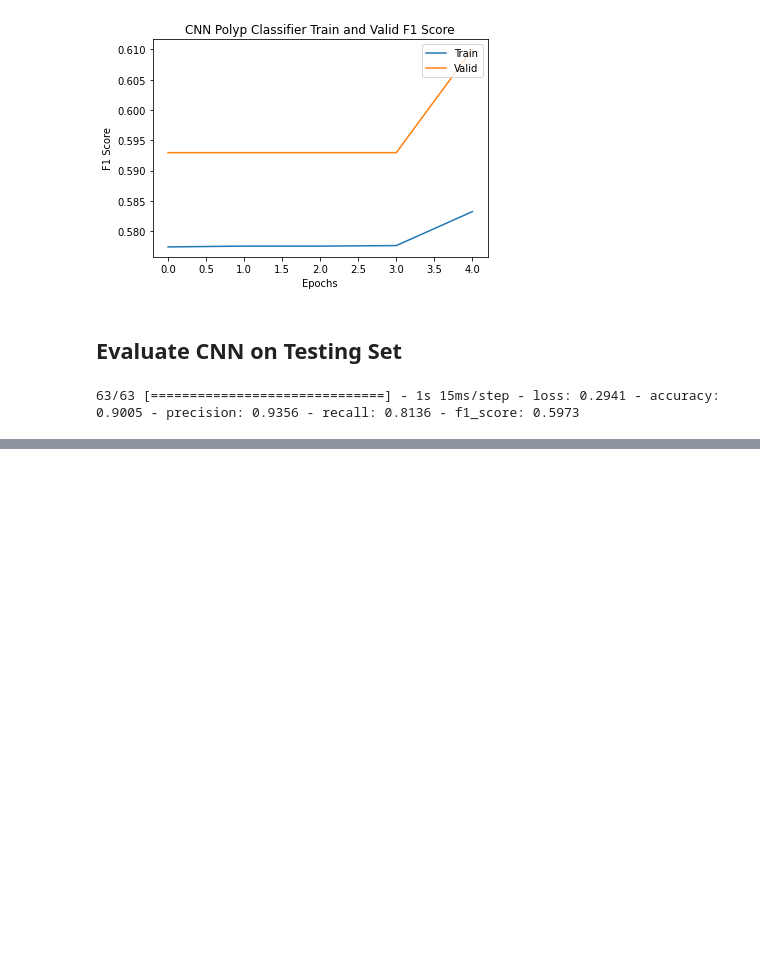
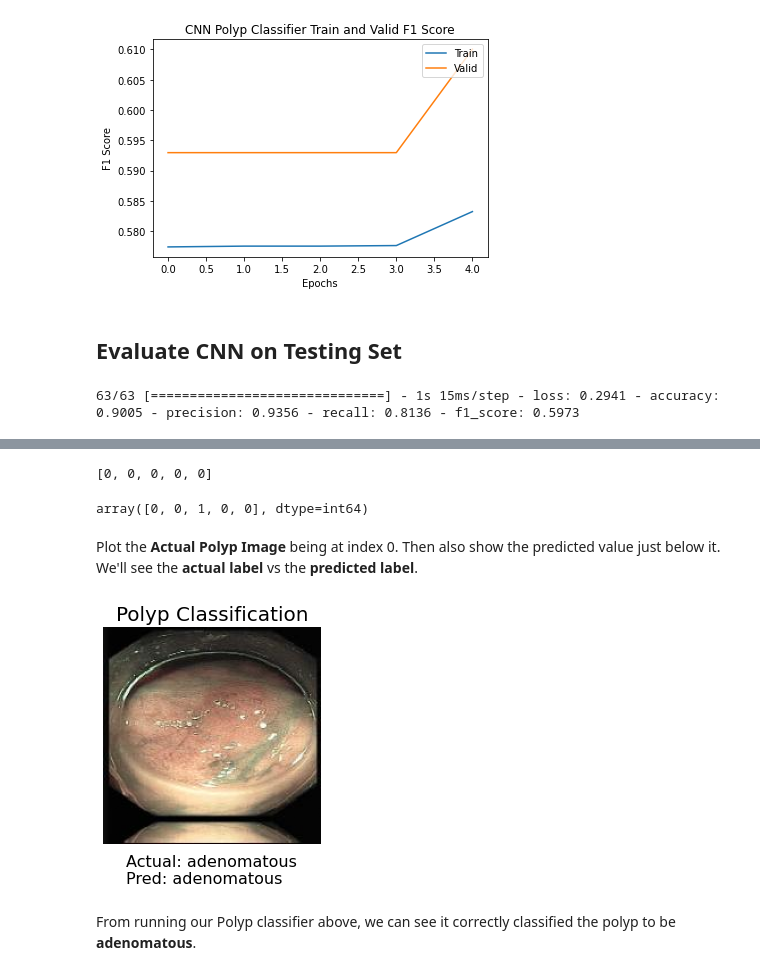
Before and after one commit to shreyahunur/Lesion-Detection, a Jupyter notebook: Notebooks/CNN_Polyp_Classification.ipynb, the cells around one changed output, grey strips where cells are left out. Cells and saved outputs as stored; diff of their text form; code cells hidden in the pictures; blank space fills up the shorter version.

Commit message:
Updated CNN Polyp Clf Notebook with Polyp Clf Img
Added polyp image with actual vs predicted polyp label below image

```diff
--- a/Notebooks/CNN_Polyp_Classification.ipynb
+++ b/Notebooks/CNN_Polyp_Classification.ipynb
@@ -284,7 +311,7 @@ aug_X_train = np.array(aug_train_X_images)
 # %%
 aug_X_train = aug_X_train / 255
 # %%
-aug_train_label_basepath = "PolypsSet/train2019/aug_label_192"
+aug_train_label_basepath = "PolypsSet/train2019/aug_label_192_clf"
 file_type = ".txt"
 aug_train_label_filepaths, aug_train_label_filenames = get_filepaths(aug_train_label_basepath)
 # %%
@@ -406,0 +438,4 @@ cnn.save('polyp_cnn_clf_14000.h5')
+# %%
+cnn = load_model("polyp_cnn_clf_14000.h5")
+# %%
+y_pred = cnn.predict(X_test_polyp)
@@ -406,0 +450,2 @@ cnn.save('polyp_cnn_clf_14000.h5')
+# %%
+y_pred_classes = [np.argmax(element) for element in y_pred]
@@ -406,0 +464,20 @@ cnn.save('polyp_cnn_clf_14000.h5')
+# %%
+y_pred_classes[:5]
+# %% [output]
+[0, 0, 0, 0, 0]
+# %%
+y_test_polyp[:5]
+# %% [output]
+array([0, 0, 1, 0, 0], dtype=int64)
+# %% [markdown]
+Plot the **Actual Polyp Image** being at index 0. Then also show the predicted value just below it. We'll see the **actual label** vs the **predicted label**.
+# %%
+plot_sample(X_test_polyp,
+            y_test_polyp, y_pred_classes, index=0,
+            src_title="Polyp Classification",
+            save_img=True,
+            save_dst="cnn_clf/trained_14000_aug/clf_pred_images")
+# %% [output]
+[figure, added]
+# %% [markdown]
+From running our Polyp classifier above, we can see it correctly classified the polyp to be **adenomatous**.
```
Also changed, not shown: parts of 8 cells of this notebook.
